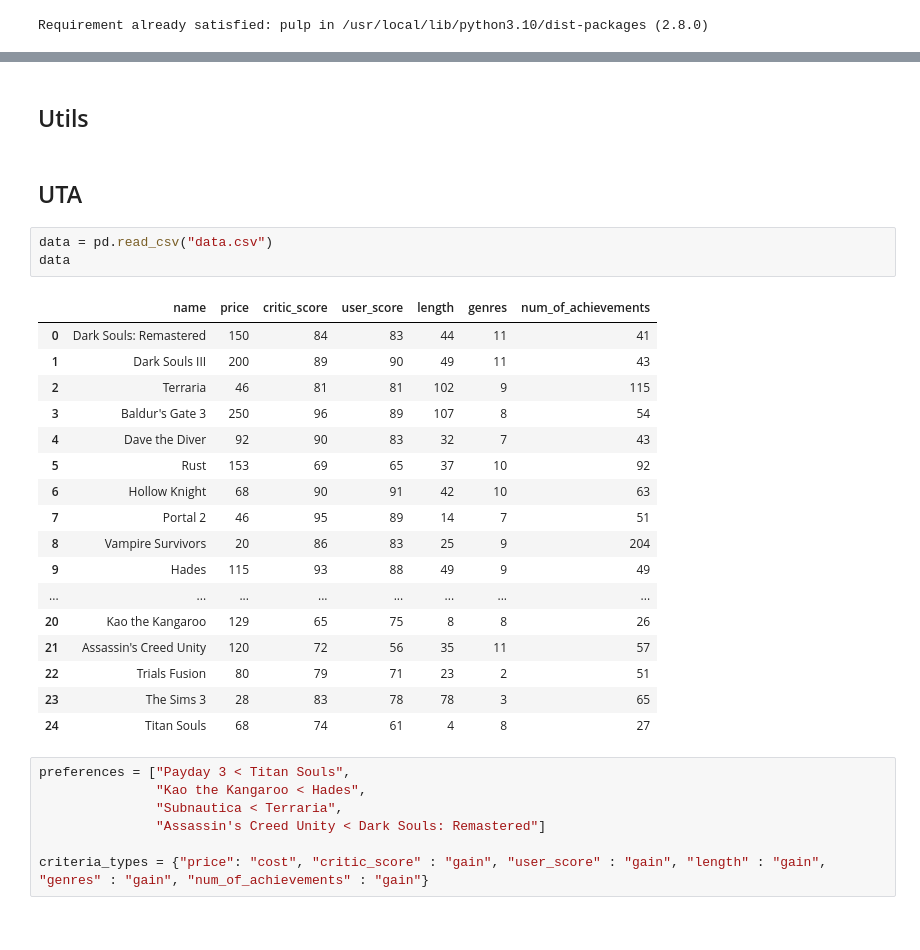
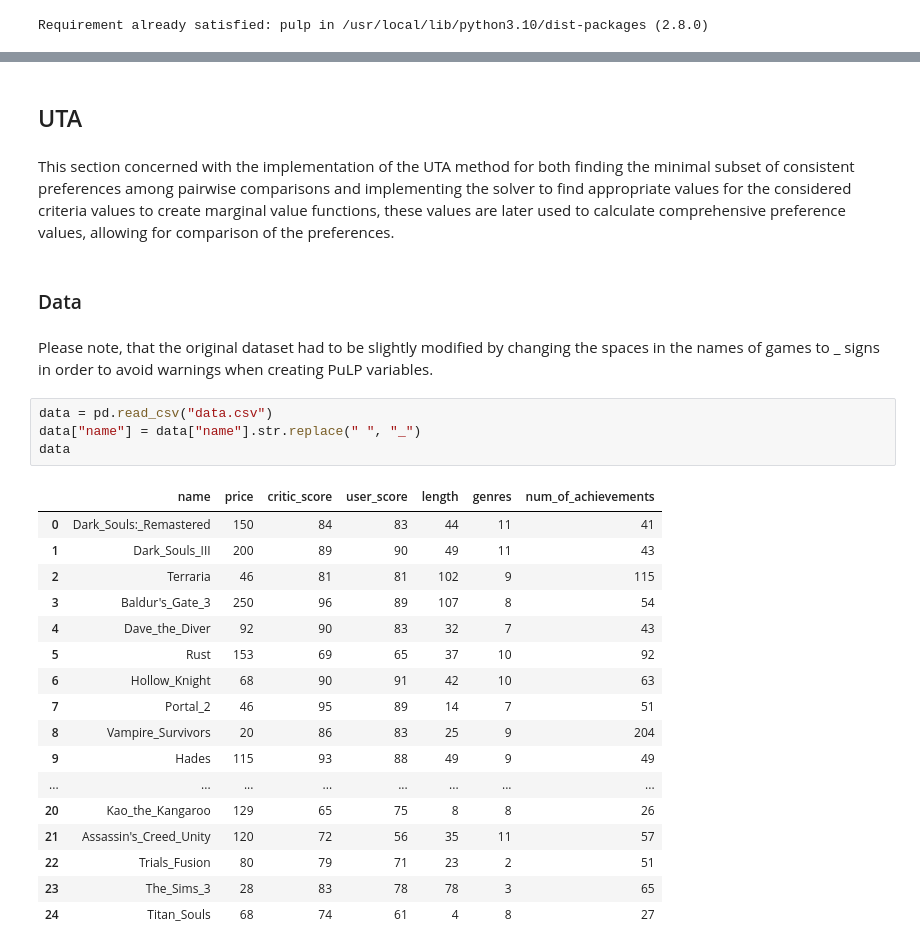
Before and after one commit to MatTheTab/Decision_Analysis, a Jupyter notebook: Project_2/UTA.ipynb, the cells around one changed output, grey strips where cells are left out. Drawn from its saved outputs; the diff is of its cells as text.

Commit message:
Finish UTA
Please, be over...

```diff
--- a/Project_2/UTA.ipynb
+++ b/Project_2/UTA.ipynb
@@ -12,32 +15,30 @@ import pandas as pd
-# %% [markdown]
-## Utils
 # %% [markdown]
 ## UTA
+# %% [markdown]
+This section concerned with the implementation of the UTA method for both finding the minimal subset of consistent preferences among pairwise comparisons and implementing the solver to find appropriate values for the considered criteria values to create marginal value functions, these values are later used to calculate comprehensive preference values, allowing for comparison of the preferences.
+# %% [markdown]
+### Data
+# %% [markdown]
+Please note, that the original dataset had to be slightly modified by changing the spaces in the names of games to _ signs in order to avoid warnings when creating PuLP variables.
 # %%
 data = pd.read_csv("data.csv")
+data["name"] = data["name"].str.replace(" ", "_")
 data
 # %% [output]
 |  | name | price | critic_score | user_score | length | genres | num_of_achievements |
-| 0 | Dark Souls: Remastered | 150 | 84 | 83 | 44 | 11 | 41 |
-| 1 | Dark Souls III | 200 | 89 | 90 | 49 | 11 | 43 |
+| 0 | Dark_Souls:_Remastered | 150 | 84 | 83 | 44 | 11 | 41 |
+| 1 | Dark_Souls_III | 200 | 89 | 90 | 49 | 11 | 43 |
 | 2 | Terraria | 46 | 81 | 81 | 102 | 9 | 115 |
-| 3 | Baldur's Gate 3 | 250 | 96 | 89 | 107 | 8 | 54 |
-| 4 | Dave the Diver | 92 | 90 | 83 | 32 | 7 | 43 |
+| 3 | Baldur's_Gate_3 | 250 | 96 | 89 | 107 | 8 | 54 |
+| 4 | Dave_the_Diver | 92 | 90 | 83 | 32 | 7 | 43 |
 | 5 | Rust | 153 | 69 | 65 | 37 | 10 | 92 |
-| 6 | Hollow Knight | 68 | 90 | 91 | 42 | 10 | 63 |
-| 7 | Portal 2 | 46 | 95 | 89 | 14 | 7 | 51 |
-| 8 | Vampire Survivors | 20 | 86 | 83 | 25 | 9 | 204 |
+| 6 | Hollow_Knight | 68 | 90 | 91 | 42 | 10 | 63 |
+| 7 | Portal_2 | 46 | 95 | 89 | 14 | 7 | 51 |
+| 8 | Vampire_Survivors | 20 | 86 | 83 | 25 | 9 | 204 |
 | 9 | Hades | 115 | 93 | 88 | 49 | 9 | 49 |
 | ... | ... | ... | ... | ... | ... | ... | ... |
-| 20 | Kao the Kangaroo | 129 | 65 | 75 | 8 | 8 | 26 |
-| 21 | Assassin's Creed Unity | 120 | 72 | 56 | 35 | 11 | 57 |
-| 22 | Trials Fusion | 80 | 79 | 71 | 23 | 2 | 51 |
-| 23 | The Sims 3 | 28 | 83 | 78 | 78 | 3 | 65 |
-| 24 | Titan Souls | 68 | 74 | 61 | 4 | 8 | 27 |
+| 20 | Kao_the_Kangaroo | 129 | 65 | 75 | 8 | 8 | 26 |
+| 21 | Assassin's_Creed_Unity | 120 | 72 | 56 | 35 | 11 | 57 |
+| 22 | Trials_Fusion | 80 | 79 | 71 | 23 | 2 | 51 |
+| 23 | The_Sims_3 | 28 | 83 | 78 | 78 | 3 | 65 |
+| 24 | Titan_Souls | 68 | 74 | 61 | 4 | 8 | 27 |
-# %%
-preferences = ["Payday 3 < Titan Souls",
-               "Kao the Kangaroo < Hades",
-               "Subnautica < Terraria",
-               "Assassin's Creed Unity < Dark Souls: Remastered"]
-
-criteria_types = {"price": "cost", "critic_score" : "gain", "user_score" : "gain", "length" : "gain", "genres" : "gain", "num_of_achievements" : "gain"}
```
Also changed, not shown: parts of 26 cells of this notebook, 1 other file.
